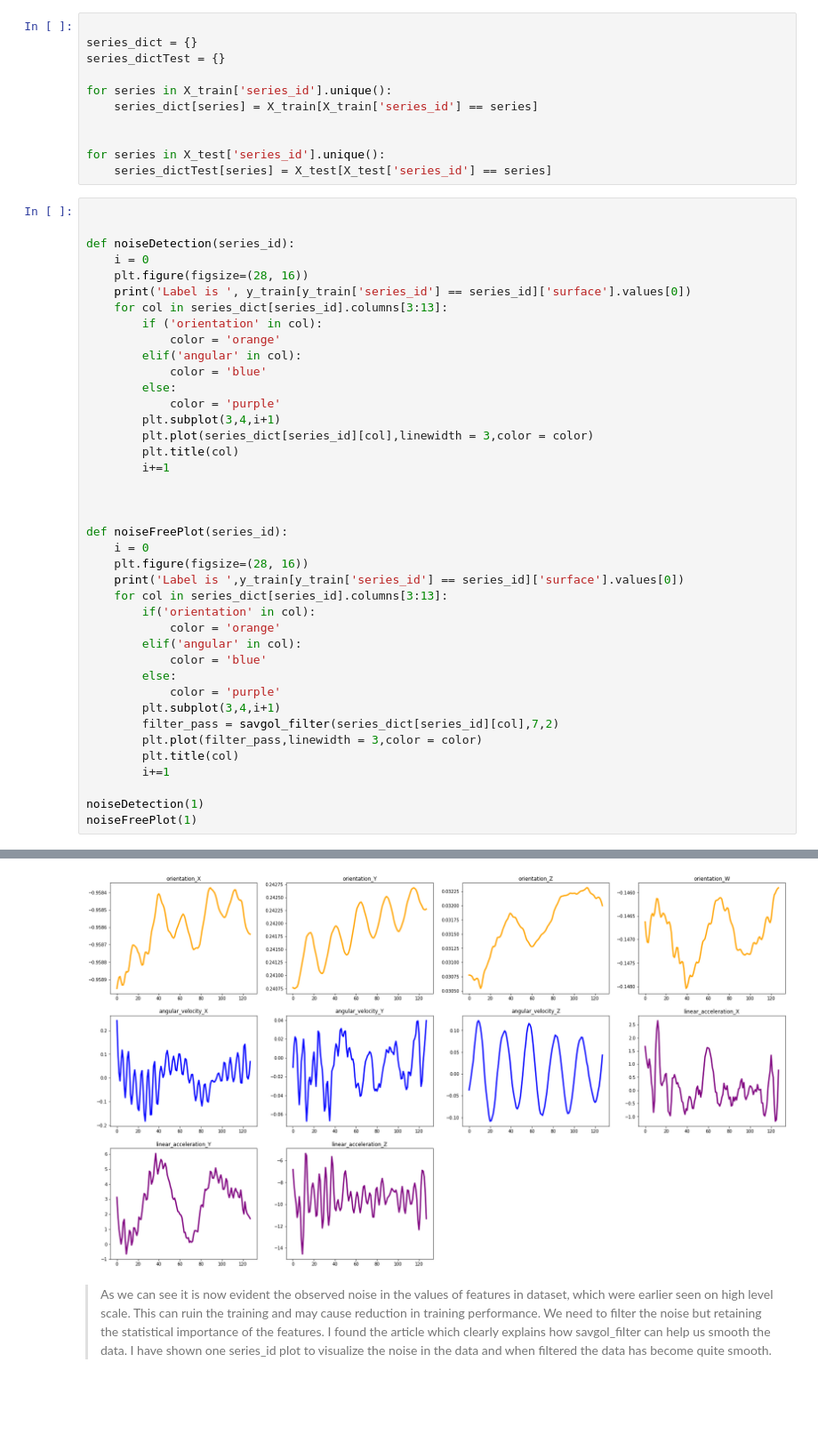
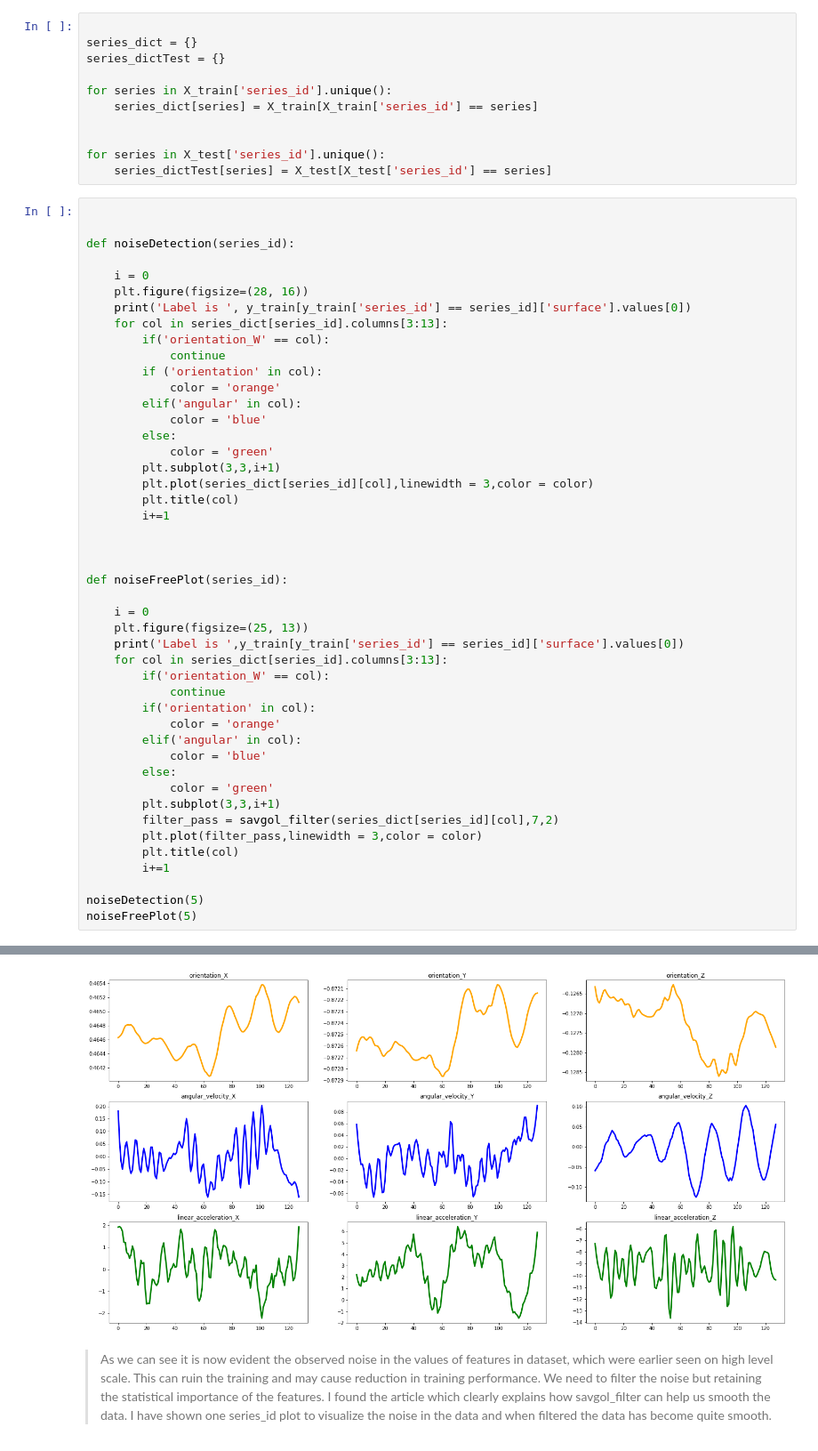
Before and after one commit to Darshansol9/das968_Project1_AI_6613, a Jupyter notebook: condata2019-competition.ipynb, the cells around one changed output, grey strips where cells are left out. Shown at 89% size. Cells and saved outputs as stored; diff of their text form; blank space fills up the shorter version.

```diff
--- a/condata2019-competition.ipynb
+++ b/condata2019-competition.ipynb
@@ -141,17 +145,20 @@ for series in X_test['series_id'].unique():
 
 
 def noiseDetection(series_id):
+
     i = 0
     plt.figure(figsize=(28, 16))
     print('Label is ', y_train[y_train['series_id'] == series_id]['surface'].values[0])
     for col in series_dict[series_id].columns[3:13]:
+        if('orientation_W' == col):
+            continue
         if ('orientation' in col):
             color = 'orange'
         elif('angular' in col):
             color = 'blue'
         else:
-            color = 'purple'
-        plt.subplot(3,4,i+1)
+            color = 'green'
+        plt.subplot(3,3,i+1)
         plt.plot(series_dict[series_id][col],linewidth = 3,color = color)
         plt.title(col)
         i+=1
@@ -159,22 +166,25 @@ def noiseDetection(series_id):
 
 
 def noiseFreePlot(series_id):
+
     i = 0
-    plt.figure(figsize=(28, 16))
+    plt.figure(figsize=(25, 13))
     print('Label is ',y_train[y_train['series_id'] == series_id]['surface'].values[0])
     for col in series_dict[series_id].columns[3:13]:
+        if('orientation_W' == col):
+            continue
         if('orientation' in col):
             color = 'orange'
         elif('angular' in col):
             color = 'blue'
         else:
-            color = 'purple'
-        plt.subplot(3,4,i+1)
+            color = 'green'
+        plt.subplot(3,3,i+1)
         filter_pass = savgol_filter(series_dict[series_id][col],7,2)
         plt.plot(filter_pass,linewidth = 3,color = color)
         plt.title(col)
         i+=1
 
-noiseDetection(1)
-noiseFreePlot(1)
+noiseDetection(5)
+noiseFreePlot(5)
 # %% [output]
@@ -184,4 +194,4 @@ Label is  concrete
-[figure, old version]
+[figure, new version]
 # %% [markdown]
 > As we can see it is now evident the observed noise in the values of features in dataset, which were earlier seen on high level scale.
 > This can ruin the training and may cause reduction in training performance.
```
Also changed, not shown: parts of 32 cells of this notebook.
